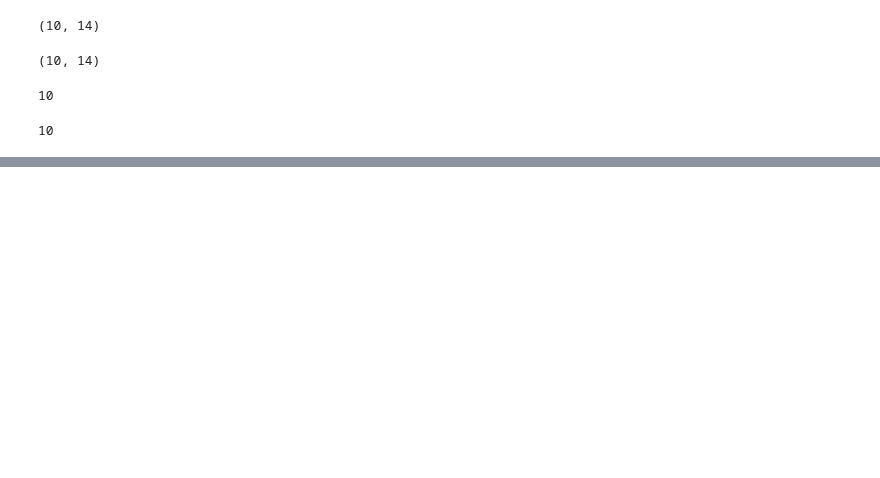
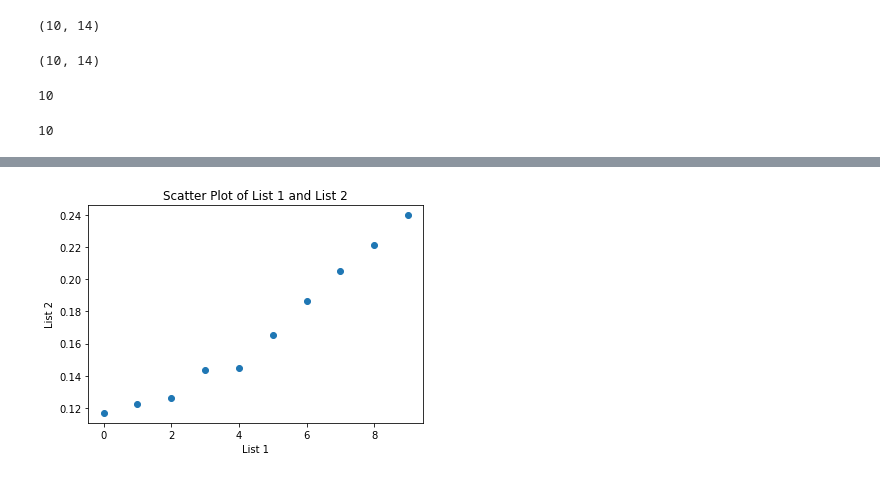
Before and after one commit to GarettGazay/ai_projects, a Jupyter notebook: RBSeq2Seq.ipynb, the cells around one changed output, grey strips where cells are left out. Cells and saved outputs as stored; diff of their text form; code cells hidden in the pictures; blank space fills up the shorter version.

```diff
--- a/RBSeq2Seq.ipynb
+++ b/RBSeq2Seq.ipynb
@@ -267,0 +317,9 @@ target[0][1]
+# %%
+numbers = [x[-1] for x in pred[0]]
+# %%
+
+result = [0] * len(numbers)
+for i, num in enumerate(sorted(numbers)):
+    result[numbers.index(num)] = i
+
+print(result)
@@ -267,0 +346,11 @@ target[0][1]
+# %%
+import matplotlib.pyplot as plt
+
+
+plt.scatter(result, numbers)
+plt.xlabel("List 1")
+plt.ylabel("List 2")
+plt.title("Scatter Plot of List 1 and List 2")
+plt.show()
+# %% [output]
+[figure, added]
```
Also changed, not shown: parts of 17 cells of this notebook.
